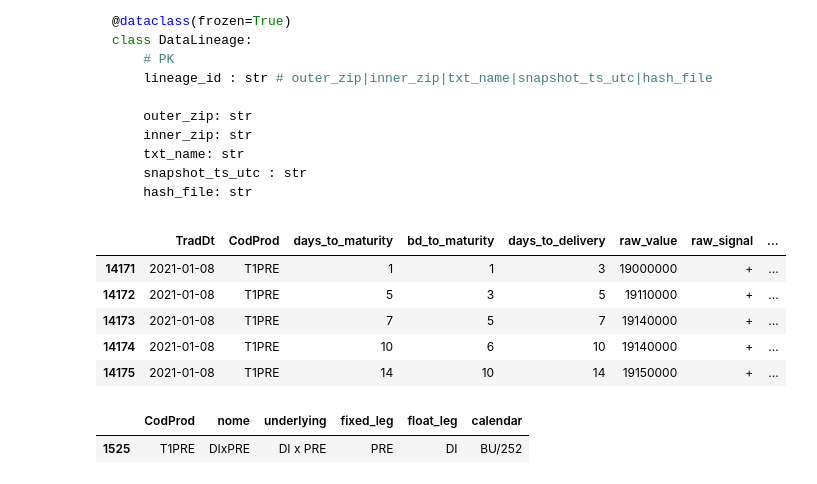
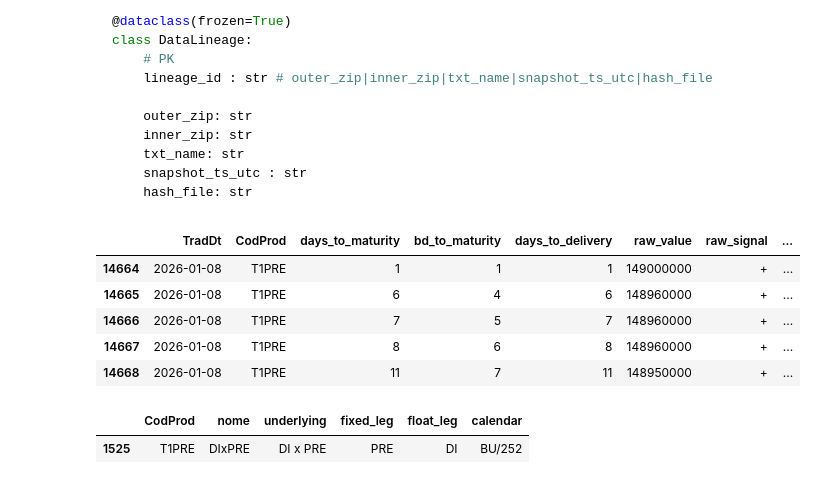
Before and after one commit to JuanRocha01/ML-ETTJ26, a Jupyter notebook: study/trusted.ipynb, the cells around one changed output. Drawn from its saved outputs; the diff is of its cells as text; code cells hidden in the pictures.

Commit message:
DI1 data trusted update

````diff
--- a/study/trusted.ipynb
+++ b/study/trusted.ipynb
@@ -1667,15 +1669,15 @@ class DataLineage:
     hash_file: str
 ```
 # %%
-df = pd.read_parquet(r"C:\Users\Dell\OneDrive\Documentos\GitHub\ML-ETTJ26\data\02_trusted\b3\swaps\swap_dixpre\2021-01-08.parquet")
+df = pd.read_parquet(r"C:\Users\Dell\OneDrive\Documentos\GitHub\ML-ETTJ26\data\02_trusted\b3\swaps\swap_dixpre\2026-01-08.parquet")
 df.head(5)
 # %% [output]
 |  | TradDt | CodProd | days_to_maturity | bd_to_maturity | days_to_delivery | raw_value | raw_signal | ... |
-| 14171 | 2021-01-08 | T1PRE | 1 | 1 | 3 | 19000000 | + | ... |
-| 14172 | 2021-01-08 | T1PRE | 5 | 3 | 5 | 19110000 | + | ... |
-| 14173 | 2021-01-08 | T1PRE | 7 | 5 | 7 | 19140000 | + | ... |
-| 14174 | 2021-01-08 | T1PRE | 10 | 6 | 10 | 19140000 | + | ... |
-| 14175 | 2021-01-08 | T1PRE | 14 | 10 | 14 | 19150000 | + | ... |
+| 14664 | 2026-01-08 | T1PRE | 1 | 1 | 1 | 149000000 | + | ... |
+| 14665 | 2026-01-08 | T1PRE | 6 | 4 | 6 | 148960000 | + | ... |
+| 14666 | 2026-01-08 | T1PRE | 7 | 5 | 7 | 148960000 | + | ... |
+| 14667 | 2026-01-08 | T1PRE | 8 | 6 | 8 | 148960000 | + | ... |
+| 14668 | 2026-01-08 | T1PRE | 11 | 7 | 11 | 148950000 | + | ... |
 # %%
 df = pd.read_parquet(r"C:\Users\Dell\OneDrive\Documentos\GitHub\ML-ETTJ26\data\02_trusted\b3\swaps\swap_master.parquet")
 df
````
Also changed, not shown: parts of 1 cell of this notebook, 4 other files.
